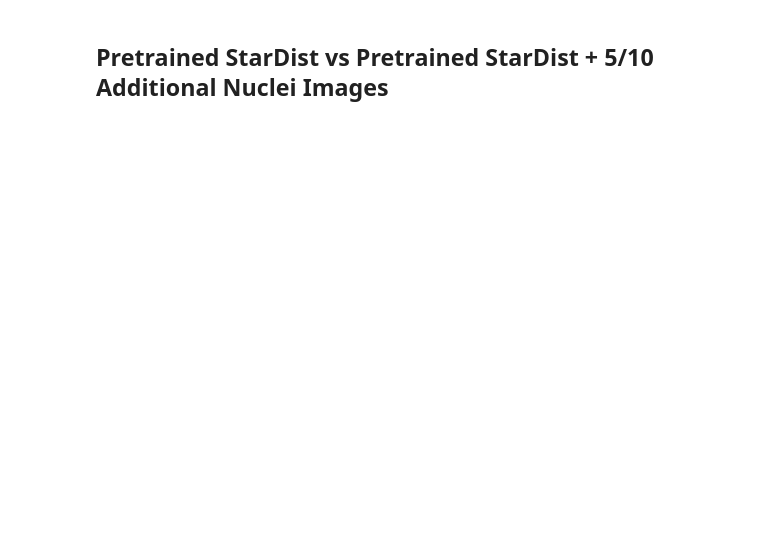
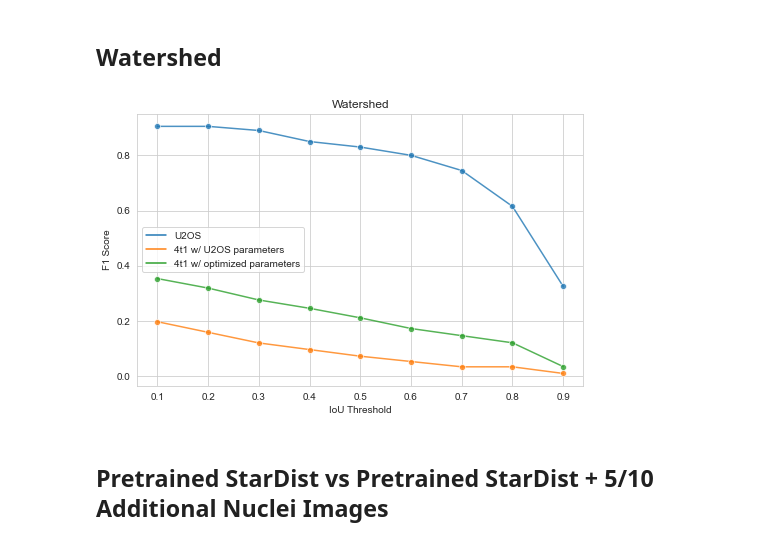
Before and after one commit to annajiwons/merfish-segmentation, a Jupyter notebook: figures/f1plots.ipynb, the cells around one changed output. Saved outputs shown, nothing was run; the diff lists cells and outputs as text; code cells hidden in the pictures; blank space fills up the shorter version.

```diff
--- a/figures/f1plots.ipynb
+++ b/figures/f1plots.ipynb
@@ -27,3 +29,11 @@ def gen_f1_plot(csv_names, model_names, title):
+# %% [markdown]
+## Watershed
+# %%
+csv_names = ['watershed', '4t1_watershed', '4t1_watershed_opt']
+model_names = ['U2OS', '4t1 w/ U2OS parameters', '4t1 w/ optimized parameters']
+gen_f1_plot(csv_names, model_names, 'Watershed')
+# %% [output]
+[figure, added]
 # %% [markdown]
 ## Pretrained StarDist vs Pretrained StarDist + 5/10 Additional Nuclei Images
 # %%
```
Also changed, not shown: parts of 9 cells of this notebook, 20 other files.
